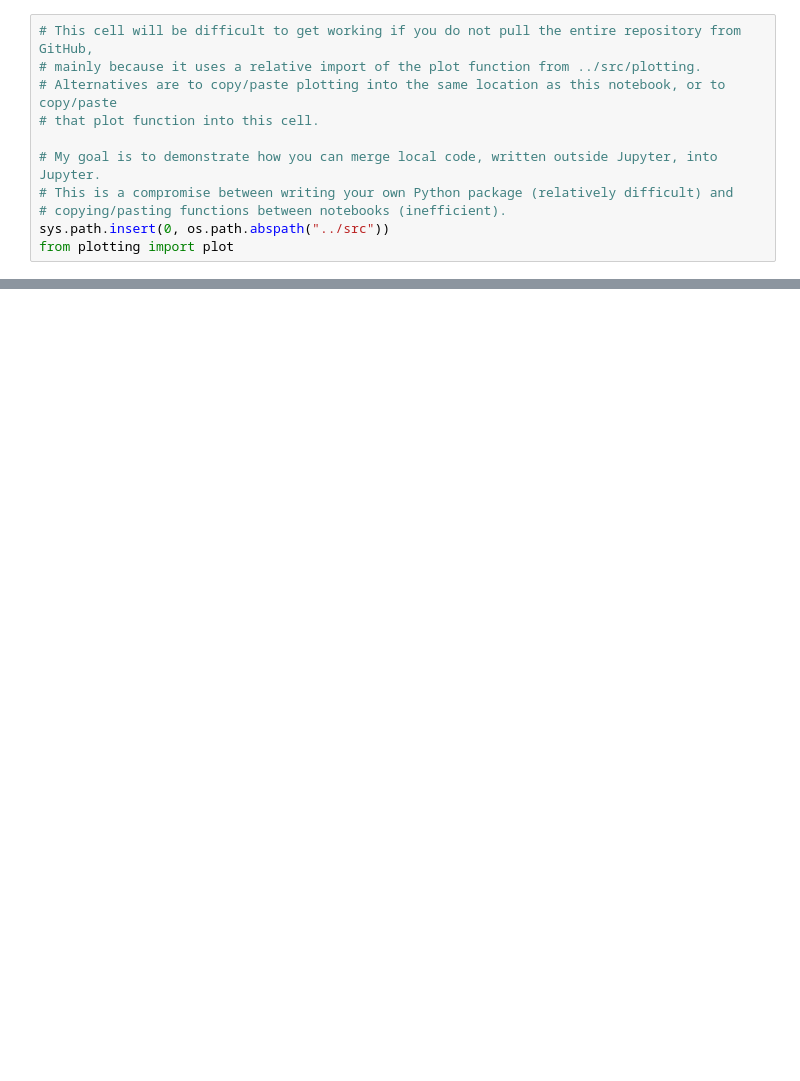
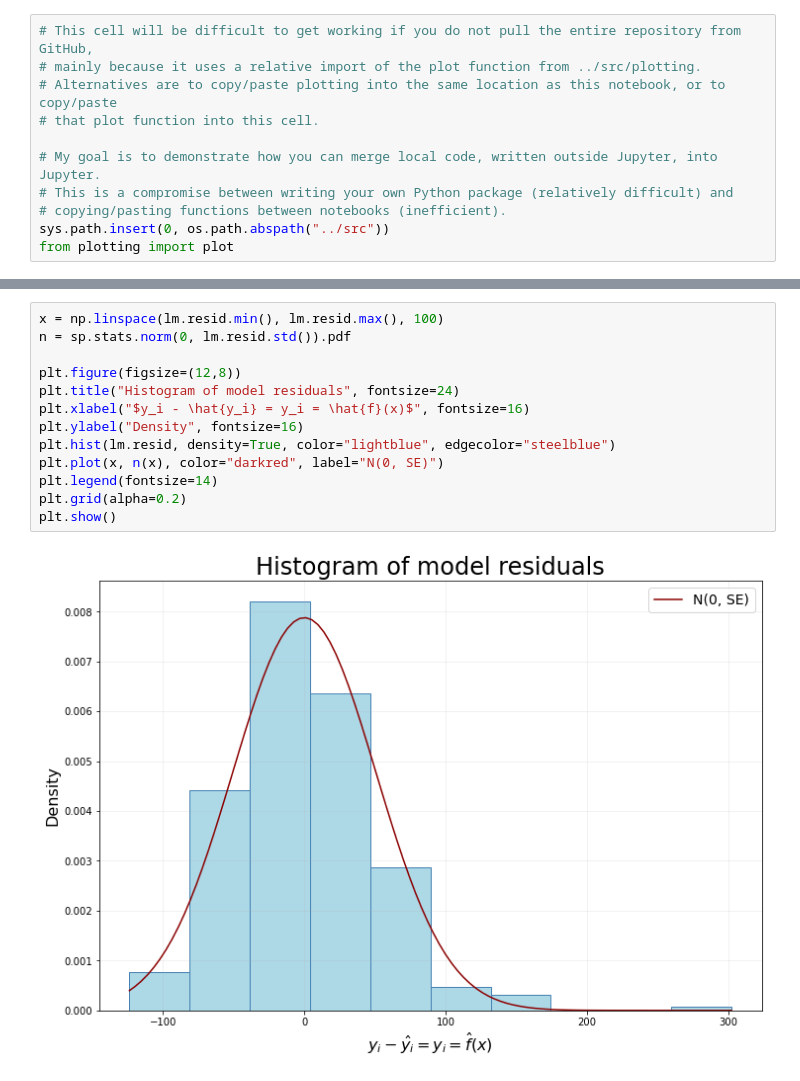
Before and after one commit to danjdrennan/stat654-python, a Jupyter notebook: notebooks/regression.ipynb, the cells around one changed output, grey strips where cells are left out. Drawn from its saved outputs; the diff is of its cells as text; blank space fills up the shorter version.

```diff
--- a/notebooks/regression.ipynb
+++ b/notebooks/regression.ipynb
@@ -51,0 +280,15 @@ from plotting import plot
+# %%
+x = np.linspace(lm.resid.min(), lm.resid.max(), 100)
+n = sp.stats.norm(0, lm.resid.std()).pdf
+
+plt.figure(figsize=(12,8))
+plt.title("Histogram of model residuals", fontsize=24)
+plt.xlabel("$y_i - \hat{y_i} = y_i = \hat{f}(x)$", fontsize=16)
+plt.ylabel("Density", fontsize=16)
+plt.hist(lm.resid, density=True, color="lightblue", edgecolor="steelblue")
+plt.plot(x, n(x), color="darkred", label="N(0, SE)")
+plt.legend(fontsize=14)
+plt.grid(alpha=0.2)
+plt.show()
+# %% [output]
+[figure, added]
```
Also changed, not shown: parts of 18 cells of this notebook.
